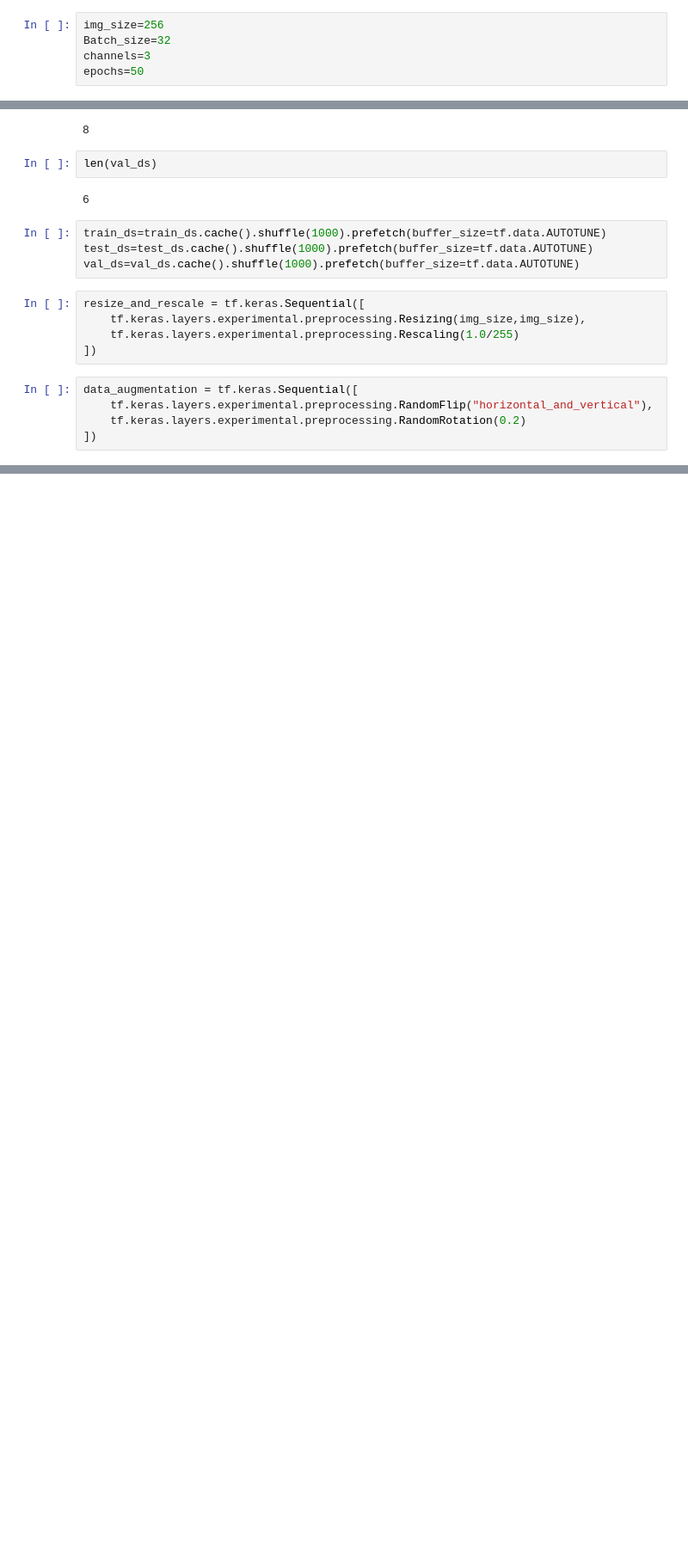
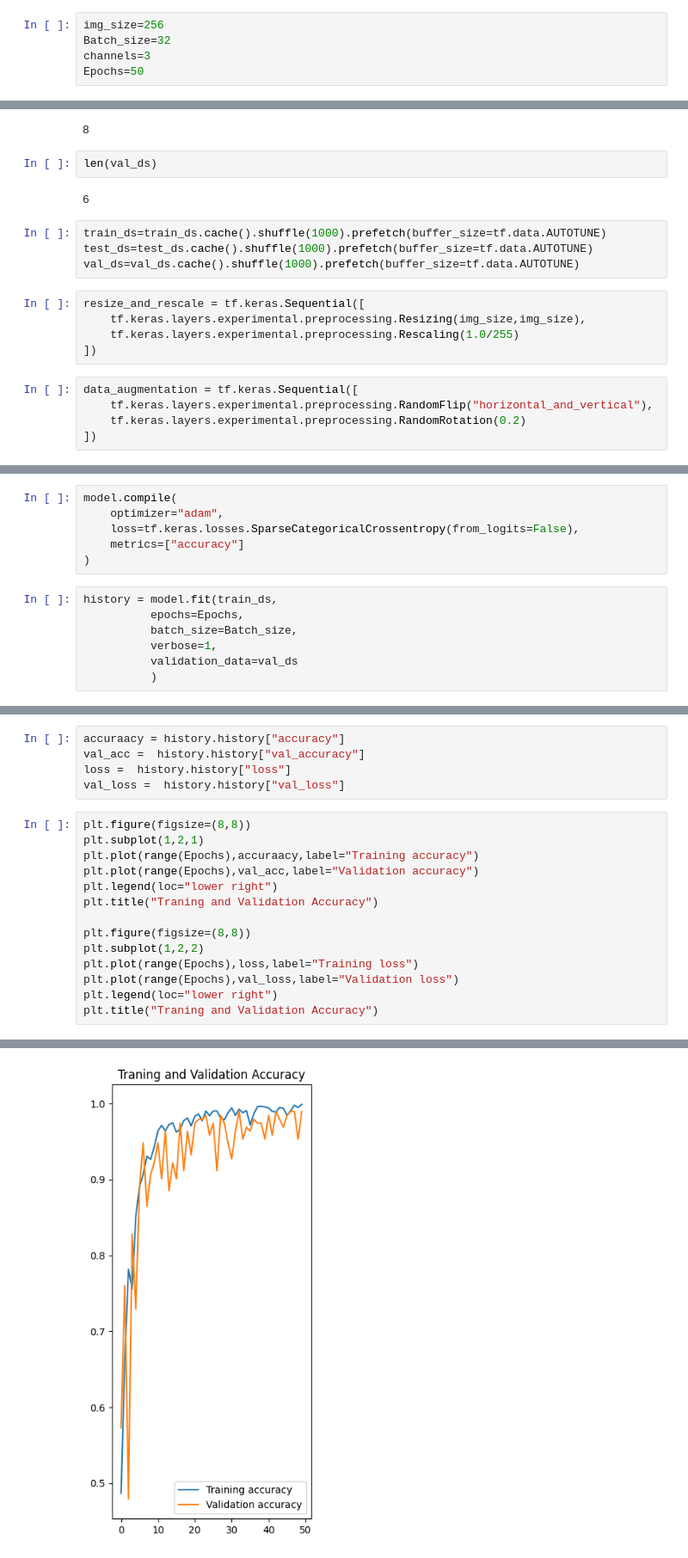
Before and after one commit to devrahulbanjara/Potato-Disease-Classification, a Jupyter notebook: Training/training.ipynb, the cells around one changed output, grey strips where cells are left out. Shown at 86% size. Cells and saved outputs as stored; diff of their text form; blank space fills up the shorter version.

Commit message:
Trained the model

```diff
--- a/Training/training.ipynb
+++ b/Training/training.ipynb
@@ -7,7 +10,7 @@ import matplotlib.pyplot as plt
 img_size=256
 Batch_size=32
 channels=3
-epochs=50
+Epochs=50
 # %%
 dataset = tf.keras.preprocessing.image_dataset_from_directory(
     "Dataset",
@@ -76,0 +132,13 @@ data_augmentation = tf.keras.Sequential([
+# %%
+model.compile(
+    optimizer="adam",
+    loss=tf.keras.losses.SparseCategoricalCrossentropy(from_logits=False),
+    metrics=["accuracy"]
+)
+# %%
+history = model.fit(train_ds,
+          epochs=Epochs,
+          batch_size=Batch_size,
+          verbose=1,
+          validation_data=val_ds
+          )
@@ -76,0 +178,20 @@ data_augmentation = tf.keras.Sequential([
+# %%
+accuraacy = history.history["accuracy"]
+val_acc =  history.history["val_accuracy"]
+loss =  history.history["loss"]
+val_loss =  history.history["val_loss"]
+# %%
+plt.figure(figsize=(8,8))
+plt.subplot(1,2,1)
+plt.plot(range(Epochs),accuraacy,label="Training accuracy")
+plt.plot(range(Epochs),val_acc,label="Validation accuracy")
+plt.legend(loc="lower right")
+plt.title("Traning and Validation Accuracy")
+
+plt.figure(figsize=(8,8))
+plt.subplot(1,2,2)
+plt.plot(range(Epochs),loss,label="Training loss")
+plt.plot(range(Epochs),val_loss,label="Validation loss")
+plt.legend(loc="lower right")
+plt.title("Traning and Validation Accuracy")
+# %% [output]
@@ -76,0 +199 @@ data_augmentation = tf.keras.Sequential([
+[figure, added]
```
Also changed, not shown: parts of 10 cells of this notebook.
